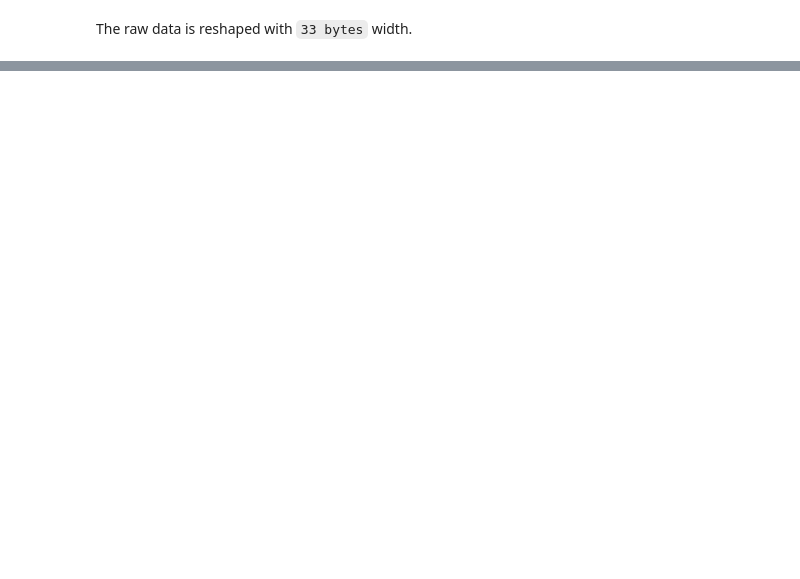
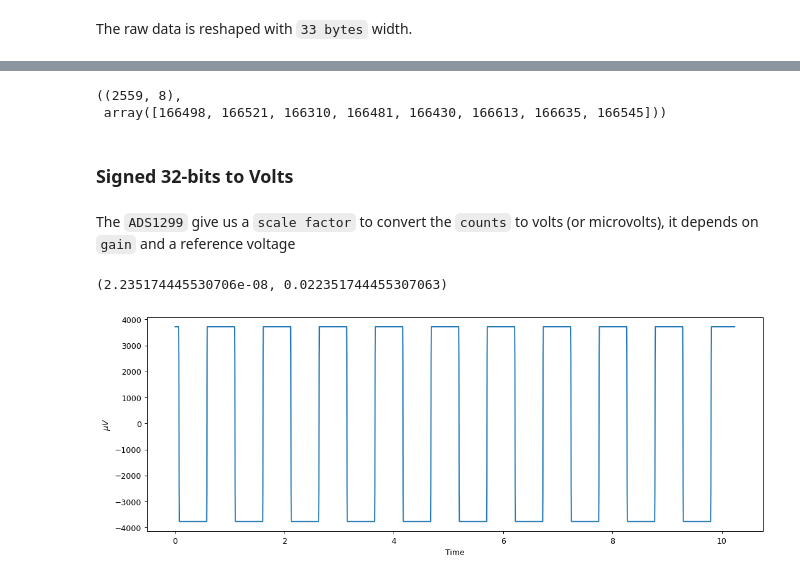
Before and after one commit to UN-GCPDS/openbci-stream, a Jupyter notebook: docs/notebooks/A1-raw_cleaning.ipynb, the cells around one changed output, grey strips where cells are left out. Drawn from its saved outputs; the diff is of its cells as text; code cells hidden in the pictures; blank space fills up the shorter version.

```diff
--- a/docs/notebooks/A1-raw_cleaning.ipynb
+++ b/docs/notebooks/A1-raw_cleaning.ipynb
@@ -51,0 +114,3 @@ show(data_full)
+# %%
+row = row.reshape(-1, 3) # 3 bytes
+row.shape, row
@@ -51,0 +152,35 @@ show(data_full)
+# %%
+eeg = np.array([[rawutil.unpack('>u',bytes(ch))[0] for ch in row.reshape(-1, 3).tolist()] for row in eeg_data])
+eeg.shape, eeg[0]
+# %% [output]
+((2559, 8),
+ array([166498, 166521, 166310, 166481, 166430, 166613, 166635, 166545]))
+# %% [markdown]
+### Signed 32-bits to Volts
+# %% [markdown]
+The `ADS1299` give us a `scale factor` to convert the `counts` to volts (or microvolts), it depends on `gain` and a reference voltage
+# %%
+gain = 24
+vref = 4.5 # in volts
+
+scale_factor_for_v = vref / (gain * ((2 ** 23) - 1))
+scale_factor_for_uv = vref*1e6 / (gain * ((2 ** 23) - 1))
+
+scale_factor_for_v, scale_factor_for_uv
+# %% [output]
+(2.235174445530706e-08, 0.022351744455307063)
+# %%
+eeg_v = eeg * scale_factor_for_v
+eeg_uv = eeg * scale_factor_for_uv
+# %%
+plt.figure(figsize=(14, 5), dpi=90)
+
+ch0 = eeg_uv.T[0]
+t = np.linspace(0, ch0.shape[0]/250, ch0.shape[0])
+
+plt.plot(t, ch0)
+plt.xlabel('Time')
+plt.ylabel('$\mu V$')
+plt.show()
+# %% [output]
+[figure, added]
```
Also changed, not shown: parts of 24 cells of this notebook, 30 other files.
